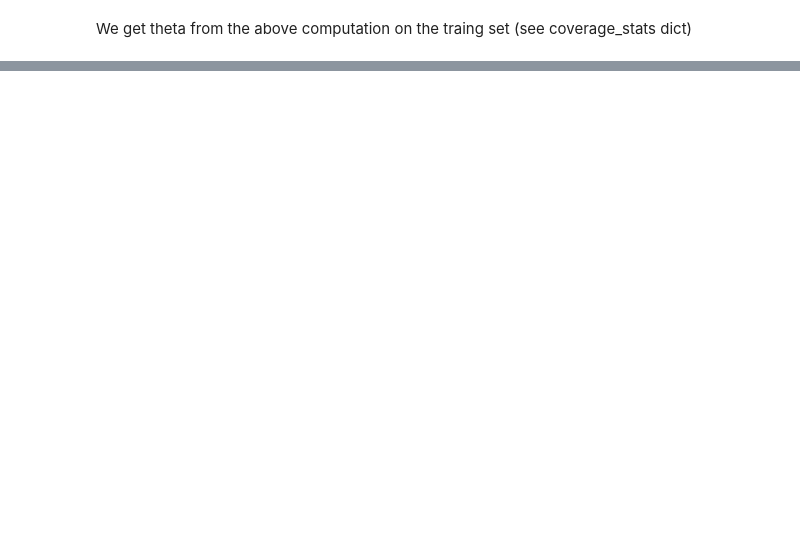
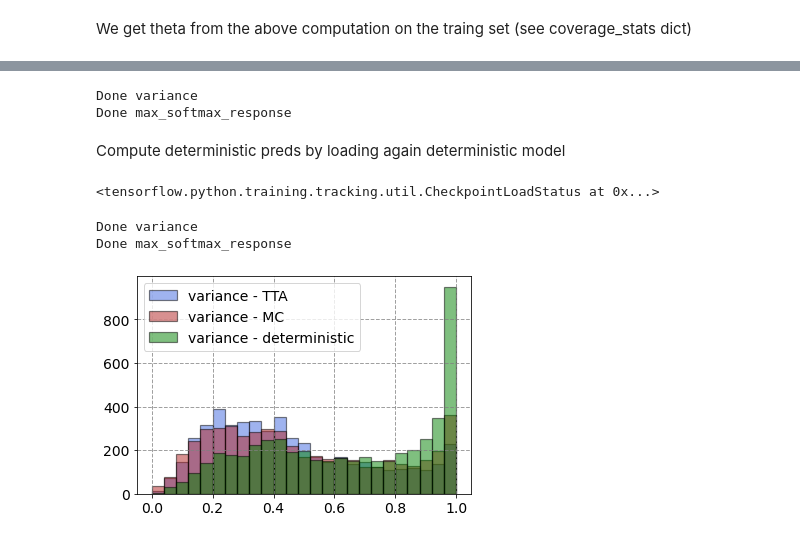
Before and after one commit to richter43/MLAUtils, a Jupyter notebook: Selective_classification.ipynb, the cells around one changed output, grey strips where cells are left out. Saved outputs shown, nothing was run; the diff lists cells and outputs as text; code cells hidden in the pictures; blank space fills up the shorter version.

```diff
--- a/Selective_classification.ipynb
+++ b/Selective_classification.ipynb
@@ -736,0 +832,54 @@ Clone data repository
+# %%
+uncertainty_mc_ood = mc_model.uncertainty_metrics(np.array(multiple_preds))
+# %% [output]
+Done variance
+Done max_softmax_response
+# %% [markdown]
+Compute deterministic preds by loading again deterministic model
+# %%
+input_shape = (32, 32, 3)
+num_classes = 10
+model = ResNet((input_shape[0], input_shape[1]),
+               num_classes=num_classes,
+               augment=True)
+model.compile(metrics=["accuracy"])
+model.built = True
+model.load_weights(os.path.join(ROOTDIR_DATA, "models_cifar/checkpoint_cifar10_lr_red"))
+# %% [output]
+<tensorflow.python.training.tracking.util.CheckpointLoadStatus at 0x...>
+# %%
+deterministic_preds_ood = model.predict(ood_ds)
+# %%
+uncertainty_deterministc_ood = mc_model.uncertainty_metrics(deterministic_preds_ood)
+# %% [output]
+Done variance
+Done max_softmax_response
+# %%
+fig, ax = plt.subplots(1, 1)
+ax.hist(uncertainty_tta_ood['variance'],
+        color="royalblue",
+        log=False,
+        bins=25,
+        edgecolor='black',
+        label="variance - TTA",
+        linewidth=1.2,
+        alpha=0.5);
+ax.hist(uncertainty_mc_ood['variance'],
+        color="firebrick",
+        log=False,
+        bins=25,
+        edgecolor='black',
+        label="variance - MC",
+        linewidth=1.2,
+        alpha=0.5);
+ax.hist(uncertainty_deterministc_ood['variance'],
+        color="green",
+        log=False,
+        bins=25,
+        edgecolor='black',
+        label="variance - deterministic",
+        linewidth=1.2,
+        alpha=0.5);
+ax.legend();
+# %% [output]
+[figure, added]
```
Also changed, not shown: parts of 25 cells of this notebook, 2 other files.
